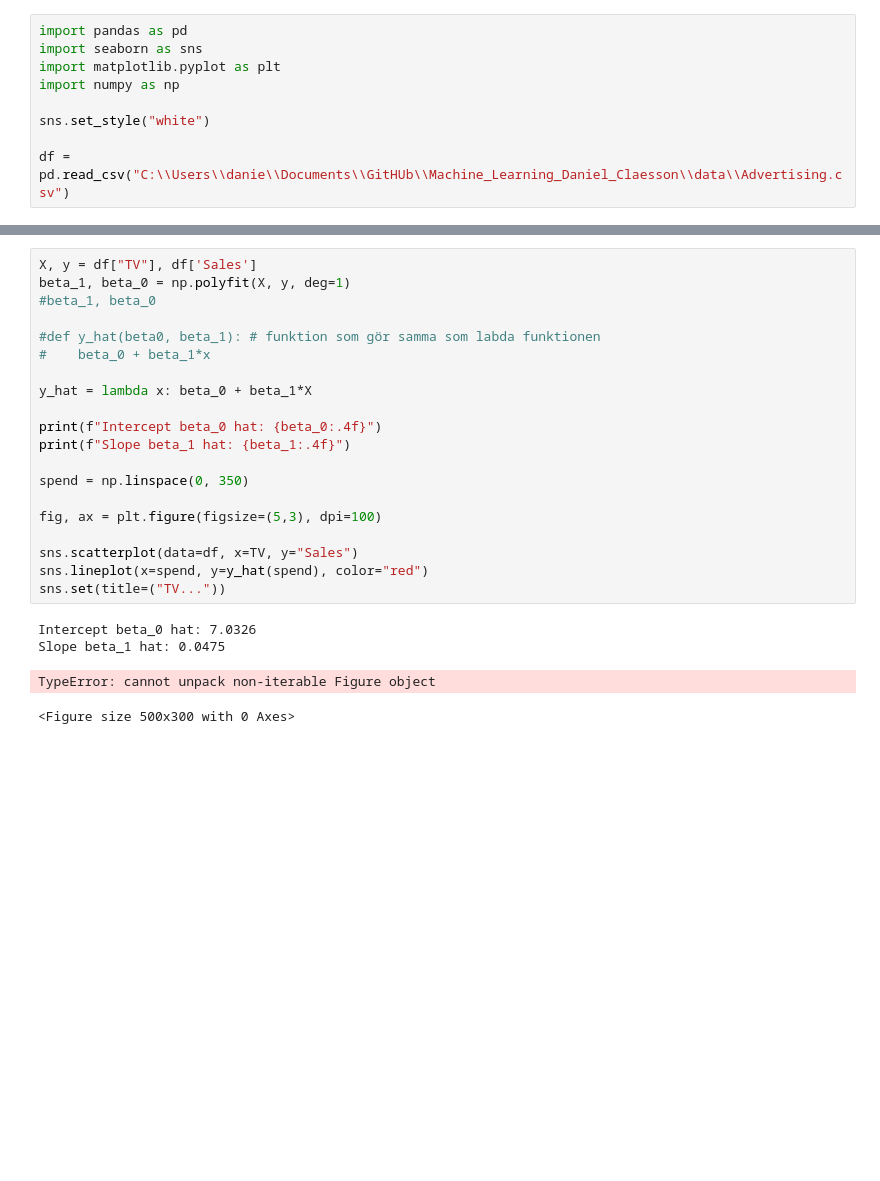
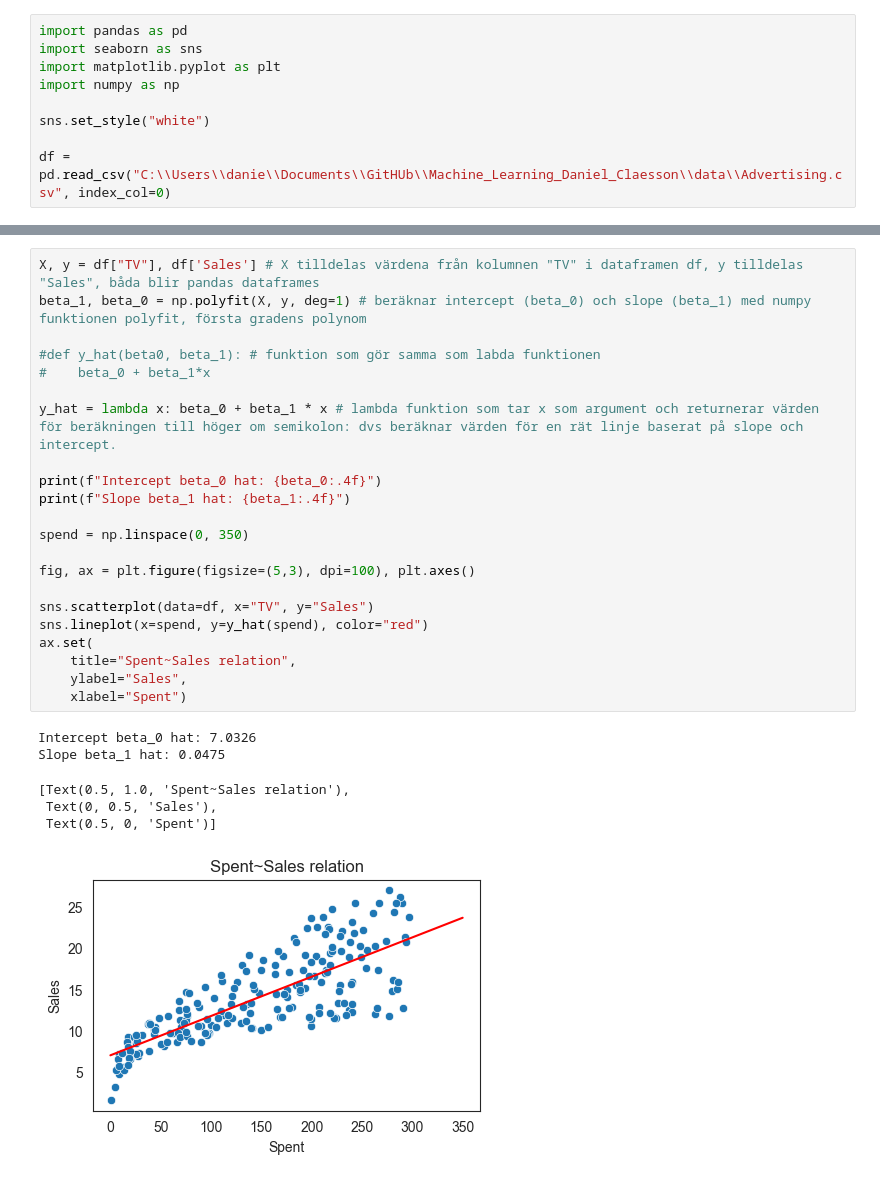
Before and after one commit to dancla240/Machine_Learning_Daniel_Claesson, a Jupyter notebook: Code-along/01_LinearRegression.ipynb, the cells around one changed output, grey strips where cells are left out. Saved outputs shown, nothing was run; the diff lists cells and outputs as text; blank space fills up the shorter version.

```diff
--- a/Code-along/01_LinearRegression.ipynb
+++ b/Code-along/01_LinearRegression.ipynb
@@ -6,4 +6,4 @@ import numpy as np
 
 sns.set_style("white")
 
-df = pd.read_csv("C:\\Users\\danie\\Documents\\GitHUb\\Machine_Learning_Daniel_Claesson\\data\\Advertising.csv")
+df = pd.read_csv("C:\\Users\\danie\\Documents\\GitHUb\\Machine_Learning_Daniel_Claesson\\data\\Advertising.csv", index_col=0)
@@ -10,25 +21,29 @@ df = pd.read_csv("C:\\Users\\danie\\Documents\\GitHUb\\Machine_Learning_Daniel_C
 # %%
-X, y = df["TV"], df['Sales']
-beta_1, beta_0 = np.polyfit(X, y, deg=1)
-#beta_1, beta_0
+X, y = df["TV"], df['Sales'] # X tilldelas värdena från kolumnen "TV" i dataframen df, y tilldelas "Sales", båda blir pandas dataframes
+beta_1, beta_0 = np.polyfit(X, y, deg=1) # beräknar intercept (beta_0) och slope (beta_1) med numpy funktionen polyfit, första gradens polynom
 
 #def y_hat(beta0, beta_1): # funktion som gör samma som labda funktionen
 #    beta_0 + beta_1*x
 
-y_hat = lambda x: beta_0 + beta_1*X
+y_hat = lambda x: beta_0 + beta_1 * x # lambda funktion som tar x som argument och returnerar värden för beräkningen till höger om semikolon: dvs beräknar värden för en rät linje baserat på slope och intercept.
 
 print(f"Intercept beta_0 hat: {beta_0:.4f}")
 print(f"Slope beta_1 hat: {beta_1:.4f}")
 
 spend = np.linspace(0, 350)
 
-fig, ax = plt.figure(figsize=(5,3), dpi=100)
+fig, ax = plt.figure(figsize=(5,3), dpi=100), plt.axes()
 
-sns.scatterplot(data=df, x=TV, y="Sales")
+sns.scatterplot(data=df, x="TV", y="Sales")
 sns.lineplot(x=spend, y=y_hat(spend), color="red")
-sns.set(title=("TV..."))
+ax.set(
+    title="Spent~Sales relation",
+    ylabel="Sales",
+    xlabel="Spent")
 # %% [output]
 Intercept beta_0 hat: 7.0326
 Slope beta_1 hat: 0.0475
-TypeError: cannot unpack non-iterable Figure object
+[Text(0.5, 1.0, 'Spent~Sales relation'),
+ Text(0, 0.5, 'Sales'),
+ Text(0.5, 0, 'Spent')]
-<Figure size 500x300 with 0 Axes>
+[figure, added]
```
Also changed, not shown: parts of 11 cells of this notebook, 30 other files.
